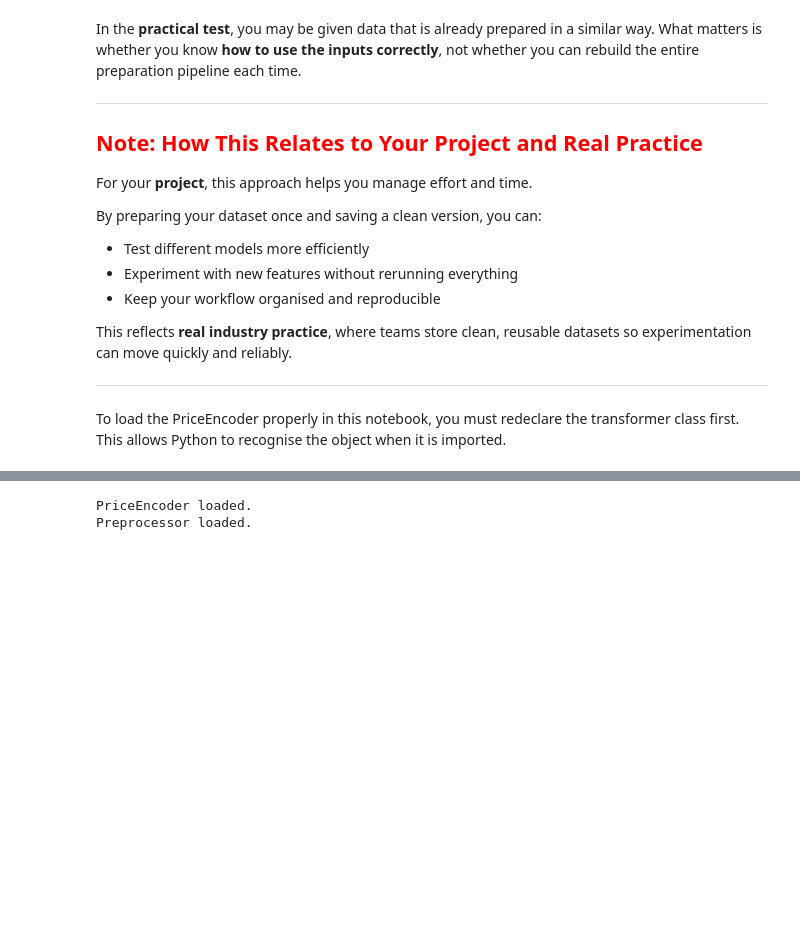
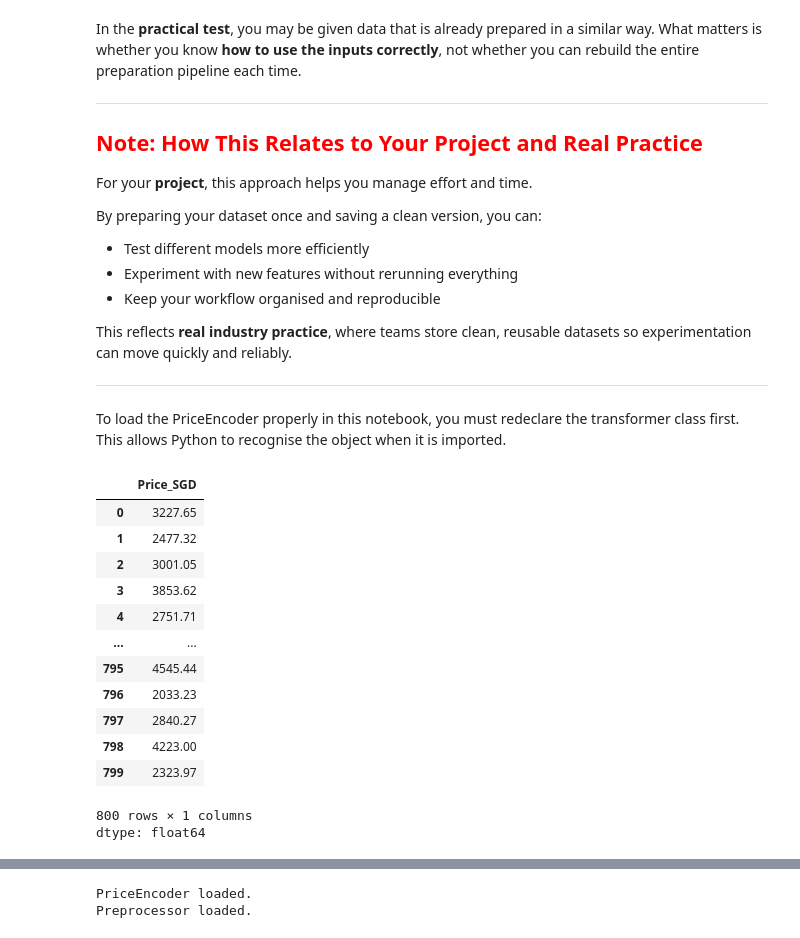
Before and after one commit to johnsonduck424/ADALL_github, a Jupyter notebook: W4S1 ADALL_Modelling_Evaluation_With_LLM.ipynb, the cells around one changed output, grey strips where cells are left out. Saved outputs shown, nothing was run; the diff lists cells and outputs as text; code cells hidden in the pictures; blank space fills up the shorter version.

```diff
--- a/W4S1 ADALL_Modelling_Evaluation_With_LLM.ipynb
+++ b/W4S1 ADALL_Modelling_Evaluation_With_LLM.ipynb
@@ -140,3 +142,20 @@ y_test = pd.read_csv(
 results = pd.read_csv(
     "https://raw.githubusercontent.com/rq-goh/ADALL_github/refs/heads/main/Lab/results.csv"
 )
+# %%
+y_train
+# %% [output]
+|  | Price_SGD |
+| 0 | 3227.65 |
+| 1 | 2477.32 |
+| 2 | 3001.05 |
+| 3 | 3853.62 |
+| 4 | 2751.71 |
+| ... | ... |
+| 795 | 4545.44 |
+| 796 | 2033.23 |
+| 797 | 2840.27 |
+| 798 | 4223.00 |
+| 799 | 2323.97 |
+800 rows × 1 columns
+dtype: float64
```
Also changed, not shown: parts of 4 cells of this notebook.
